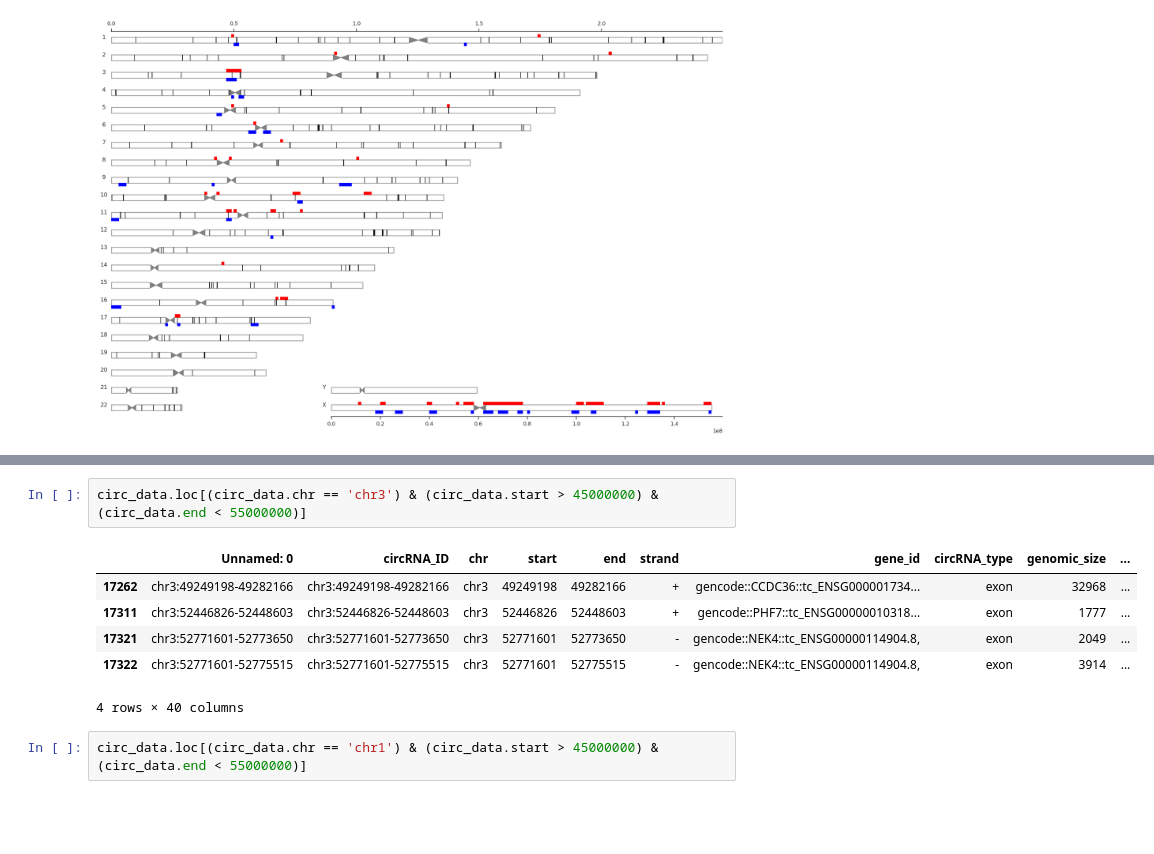
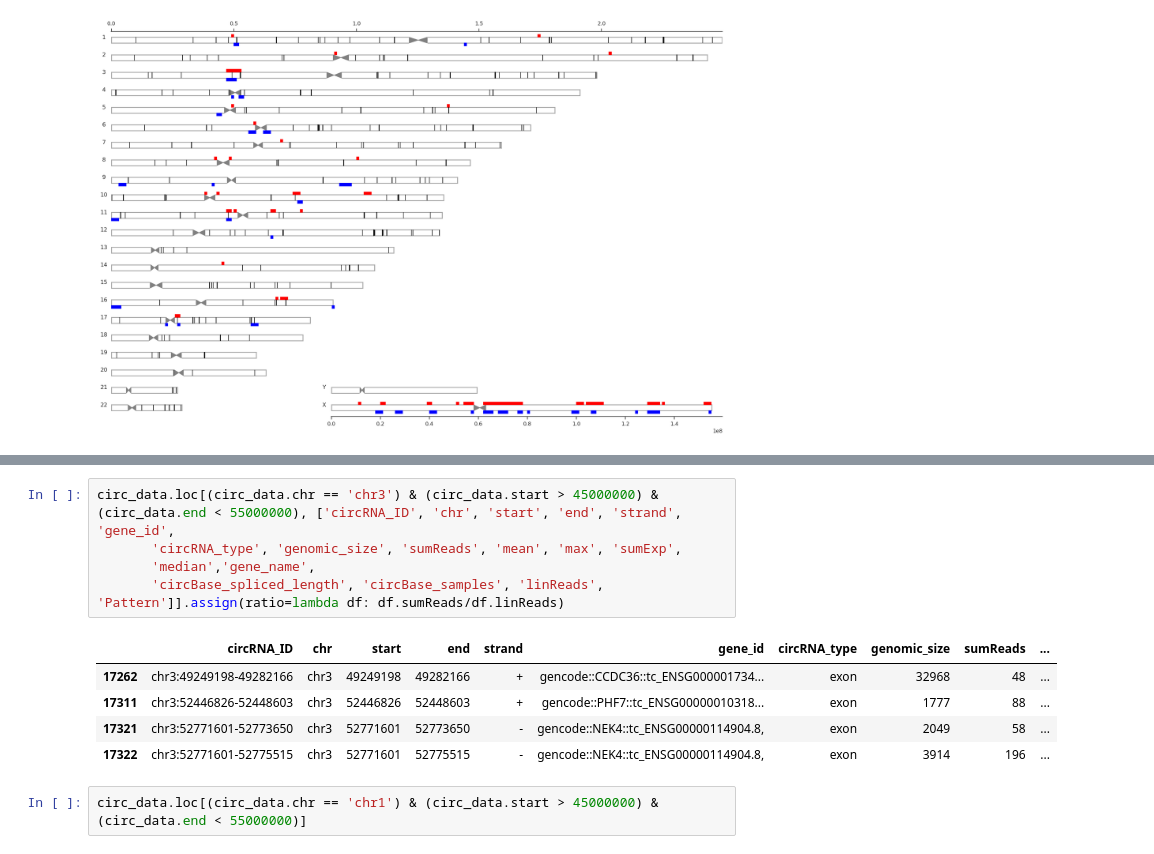
Before and after one commit to kaspermunch/humanXsweeps, a Jupyter notebook: notebooks/nb_27_circRNA.ipynb, the cells around one changed output, grey strips where cells are left out. Cells and saved outputs as stored; diff of their text form; blank space fills up the shorter version.

```diff
--- a/notebooks/nb_27_circRNA.ipynb
+++ b/notebooks/nb_27_circRNA.ipynb
@@ -369,12 +374,14 @@ plt.tight_layout()
 # %%
-circ_data.loc[(circ_data.chr == 'chr3') & (circ_data.start > 45000000) & (circ_data.end < 55000000)]
+circ_data.loc[(circ_data.chr == 'chr3') & (circ_data.start > 45000000) & (circ_data.end < 55000000), ['circRNA_ID', 'chr', 'start', 'end', 'strand', 'gene_id',
+       'circRNA_type', 'genomic_size', 'sumReads', 'mean', 'max', 'sumExp',
+       'median','gene_name',
+       'circBase_spliced_length', 'circBase_samples', 'linReads', 'Pattern']].assign(ratio=lambda df: df.sumReads/df.linReads)
 # %% [output]
-|  | Unnamed: 0 | circRNA_ID | chr | start | end | strand | gene_id | circRNA_type | genomic_size | ... |
-| 17262 | chr3:49249198-49282166 | chr3:49249198-49282166 | chr3 | 49249198 | 49282166 | + | gencode::CCDC36::tc_ENSG000001734... | exon | 32968 | ... |
-| 17311 | chr3:52446826-52448603 | chr3:52446826-52448603 | chr3 | 52446826 | 52448603 | + | gencode::PHF7::tc_ENSG00000010318... | exon | 1777 | ... |
-| 17321 | chr3:52771601-52773650 | chr3:52771601-52773650 | chr3 | 52771601 | 52773650 | - | gencode::NEK4::tc_ENSG00000114904.8, | exon | 2049 | ... |
-| 17322 | chr3:52771601-52775515 | chr3:52771601-52775515 | chr3 | 52771601 | 52775515 | - | gencode::NEK4::tc_ENSG00000114904.8, | exon | 3914 | ... |
+|  | circRNA_ID | chr | start | end | strand | gene_id | circRNA_type | genomic_size | sumReads | ... |
+| 17262 | chr3:49249198-49282166 | chr3 | 49249198 | 49282166 | + | gencode::CCDC36::tc_ENSG000001734... | exon | 32968 | 48 | ... |
+| 17311 | chr3:52446826-52448603 | chr3 | 52446826 | 52448603 | + | gencode::PHF7::tc_ENSG00000010318... | exon | 1777 | 88 | ... |
+| 17321 | chr3:52771601-52773650 | chr3 | 52771601 | 52773650 | - | gencode::NEK4::tc_ENSG00000114904.8, | exon | 2049 | 58 | ... |
+| 17322 | chr3:52771601-52775515 | chr3 | 52771601 | 52775515 | - | gencode::NEK4::tc_ENSG00000114904.8, | exon | 3914 | 196 | ... |
-4 rows × 40 columns
 # %%
 circ_data.loc[(circ_data.chr == 'chr1') & (circ_data.start > 45000000) & (circ_data.end < 55000000)]
 # %% [output]
```
Also changed, not shown: parts of 8 cells of this notebook, 4 other files.
